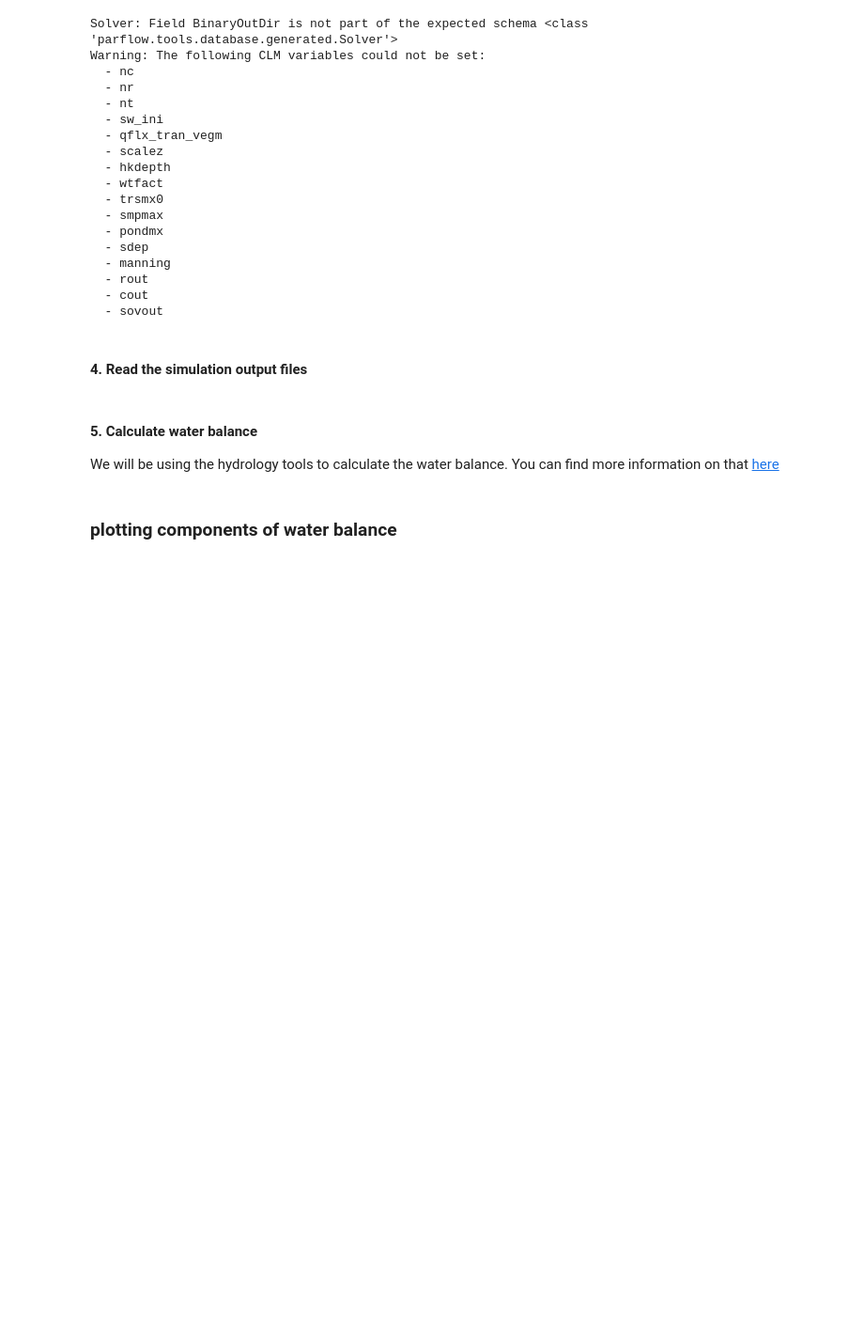
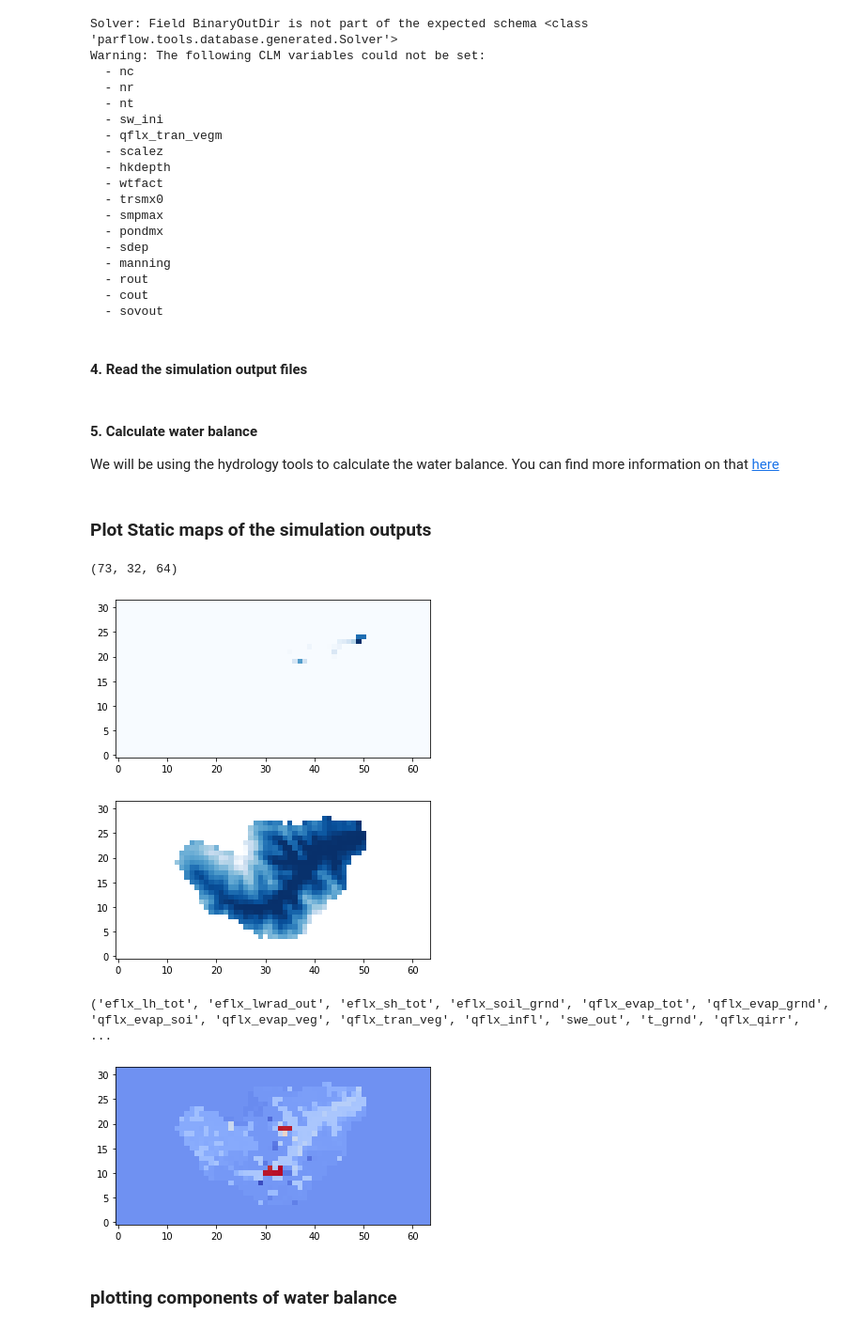
Before and after one commit to hydroframe/parflow_python_shortcourse, a Jupyter notebook: exercises/little_washita/Simulation_Analysis.ipynb, the cells around one changed output. Shown: that part at 94% size. Drawn from its saved outputs; the diff is of its cells as text; code cells hidden in the pictures; blank space fills up the shorter version.

```diff
--- a/exercises/little_washita/Simulation_Analysis.ipynb
+++ b/exercises/little_washita/Simulation_Analysis.ipynb
@@ -101,6 +101,30 @@ for i, (pressure, saturation) in enumerate(zip(pressure_arrays, saturation_array
 
 
     overland_flow[i, ...] = hydro.calculate_overland_flow_grid(pressure, slopex, slopey, mannings, dx, dy, mask = nanmask)
+# %% [markdown]
+### Plot Static maps of the simulation outputs
+# %%
+print(np.shape(overland_flow))
+
+plt.imshow(overland_flow[72,:,:], cmap="Blues", origin='lower')
+plt.show()
+plt.imshow(wtd[72,:,:], cmap="Blues_r", origin='lower')
+plt.show()
+
+#print out all CLM variables avilable
+print(data.clm_output_variables)
+# set time
+data.time = 50
+# fileter out inactive cells
+LH_plot = np.where(data.clm_output(field='eflx_lh_tot') > -99, data.clm_output(field='eflx_lh_tot'), 0.)
+plt.imshow(LH_plot, cmap="coolwarm", origin='lower')
+plt.show()
+# %% [output]
+(73, 32, 64)
+[figure, added]
+[figure, added]
+('eflx_lh_tot', 'eflx_lwrad_out', 'eflx_sh_tot', 'eflx_soil_grnd', 'qflx_evap_tot', 'qflx_evap_grnd', 'qflx_evap_soi', 'qflx_evap_veg', 'qflx_tran_veg', 'qflx_infl', 'swe_out', 't_grnd', 'qflx_qirr',  ...
+[figure, added]
 # %% [markdown]
 ### plotting components of water balance
 # %%
```
Also changed, not shown: parts of 1 cell of this notebook.
